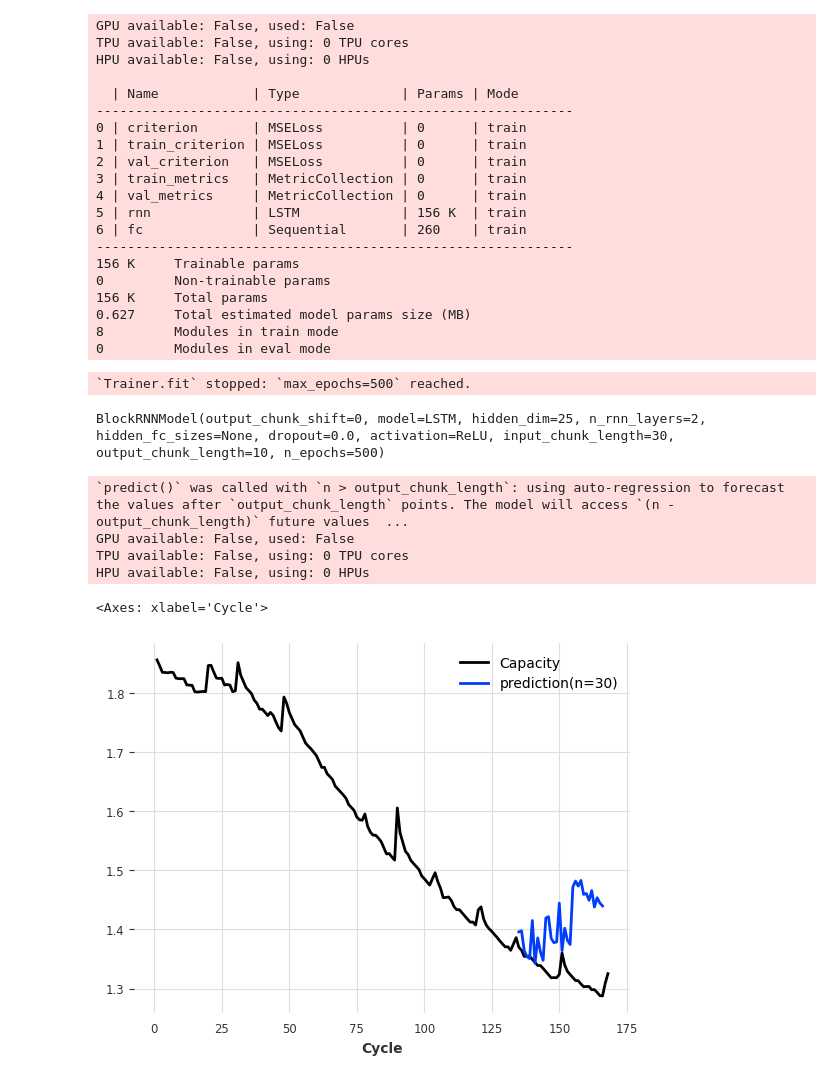
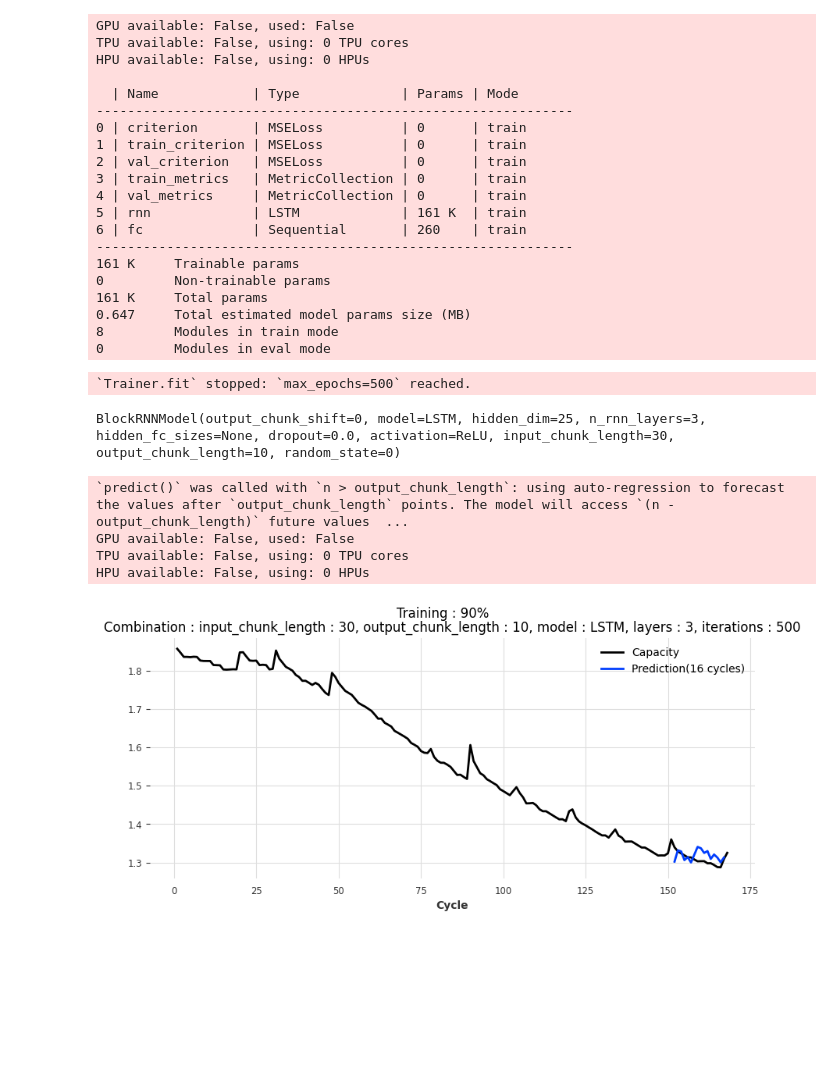
Before and after one commit to Jbonhomme631/Darts_Project, a Jupyter notebook: Gridsearch_exploration.ipynb, the cells around one changed output. Saved outputs shown, nothing was run; the diff lists cells and outputs as text; code cells hidden in the pictures; blank space fills up the shorter version.

```diff
--- a/Gridsearch_exploration.ipynb
+++ b/Gridsearch_exploration.ipynb
@@ -52,4 +55,11 @@ train_size = int(len(target_series) * 0.8)
 train_dataset = target_series[:train_size]
 test_dataset = target_series[train_size:]
+# %%
+# Stocker les valeurs de perte
+loss_values = []
+
+# Fonction de rappel pour collecter la perte après chaque époque
+def loss_callback(epoch, loss):
+    loss_values.append(loss)
 # %%
 #Define and train model
@@ -65,6 +86,6 @@ brnn_voltage.fit(train_dataset,
 # %%
 #Make prediction
-future = brnn_voltage.predict(n=50,
+future = brnn.predict(n=32,
                        series=train_dataset,
                        past_covariates=past_covariates)
 # mase_err = mase(target_series, future, train_dataset)
@@ -98,14 +126,15 @@ for i, params in enumerate(all_combinations):
         input_chunk_length=param_dict['input_chunk_length'],
         output_chunk_length=param_dict['output_chunk_length'],
         n_rnn_layers=param_dict['n_rnn_layers'],
-        n_epochs=param_dict['n_epochs']
+        n_epochs=param_dict['n_epochs'],
+        random_state=seed_value
     )
 
     model.fit(train_dataset, past_covariates=past_covariates, epochs=param_dict['n_epochs'], verbose=False)
     future = model.predict(n=32,
                        series=train_dataset,
                        past_covariates=past_covariates)
-    plt.figure(figsize=(5, 3))
+    plt.figure(figsize=(10, 3))
     target_series.plot(label='Actual')
     future.plot(label='prediction(n=32)', color='red')
     plt.title(f"Combinaison {i+1}: {param_dict}")
@@ -120,12 +149,6 @@ for i, params in enumerate(all_combinations):
 
     # Stocker les résultats
     results.append((param_dict, mse_score, rmse_score, mase_score, mape_score))
-
-# Problem here
-for params, mse_score, rmse_score in results:
-    print(f"Paramètres: {params}")
-    print(f"MSE: {mse_score}, RMSE: {rmse_score}")
-    print("-" * 40)
 # %% [output]
 GPU available: False, used: False
 TPU available: False, using: 0 TPU cores
@@ -245,9 +353,15 @@ print(results)
 # %%
 #Train best model
-best_model.fit(train_dataset,
+best_model2 = BlockRNNModel(input_chunk_length=30,
+                     output_chunk_length=10,
+                     model='LSTM',
+                     n_rnn_layers=3,
+                     random_state=seed_value
+                     )
+
+best_model2.fit(train_dataset,
                           past_covariates=past_covariates,
-                          epochs=500,
-                          verbose=True)
+                          epochs=500,)
 # %% [output]
 GPU available: False, used: False
 TPU available: False, using: 0 TPU cores
@@ -260,30 +374,32 @@ HPU available: False, using: 0 HPUs
 2 | val_criterion   | MSELoss          | 0      | train
 3 | train_metrics   | MetricCollection | 0      | train
 4 | val_metrics     | MetricCollection | 0      | train
-5 | rnn             | LSTM             | 156 K  | train
+5 | rnn             | LSTM             | 161 K  | train
 6 | fc              | Sequential       | 260    | train
 -------------------------------------------------------------
-156 K     Trainable params
+161 K     Trainable params
 0         Non-trainable params
-156 K     Total params
-0.627     Total estimated model params size (MB)
+161 K     Total params
+0.647     Total estimated model params size (MB)
 8         Modules in train mode
 0         Modules in eval mode
 `Trainer.fit` stopped: `max_epochs=500` reached.
-BlockRNNModel(output_chunk_shift=0, model=LSTM, hidden_dim=25, n_rnn_layers=2, hidden_fc_sizes=None, dropout=0.0, activation=ReLU, input_chunk_length=30, output_chunk_length=10, n_epochs=500)
+BlockRNNModel(output_chunk_shift=0, model=LSTM, hidden_dim=25, n_rnn_layers=3, hidden_fc_sizes=None, dropout=0.0, activation=ReLU, input_chunk_length=30, output_chunk_length=10, random_state=0)
 # %%
 #Make prediction with the best model
-future = best_model.predict(n=32,
+future = best_model2.predict(n=16,
                        series=train_dataset,
                        past_covariates=past_covariates)
-# mase_err = mase(target_series, future, train_dataset)
+plt.figure(figsize=(10, 4))
 target_series.plot()
-future.plot(label='prediction(n=30)')
-# print('Prediction MASE = {}'.format(mase_err))
+future.plot(label='Prediction(16 cycles)')
+plt.suptitle("Training : 90%")
+plt.title("Combination : input_chunk_length : 30, output_chunk_length : 10, model : LSTM, layers : 3, iterations : 500")
+plt.legend()
+plt.show()
 # %% [output]
 `predict()` was called with `n > output_chunk_length`: using auto-regression to forecast the values after `output_chunk_length` points. The model will access `(n - output_chunk_length)` future values  ...
 GPU available: False, used: False
 TPU available: False, using: 0 TPU cores
 HPU available: False, using: 0 HPUs
-<Axes: xlabel='Cycle'>
-[figure, old version]
+[figure, new version]
```
Also changed, not shown: parts of 10 cells of this notebook.
